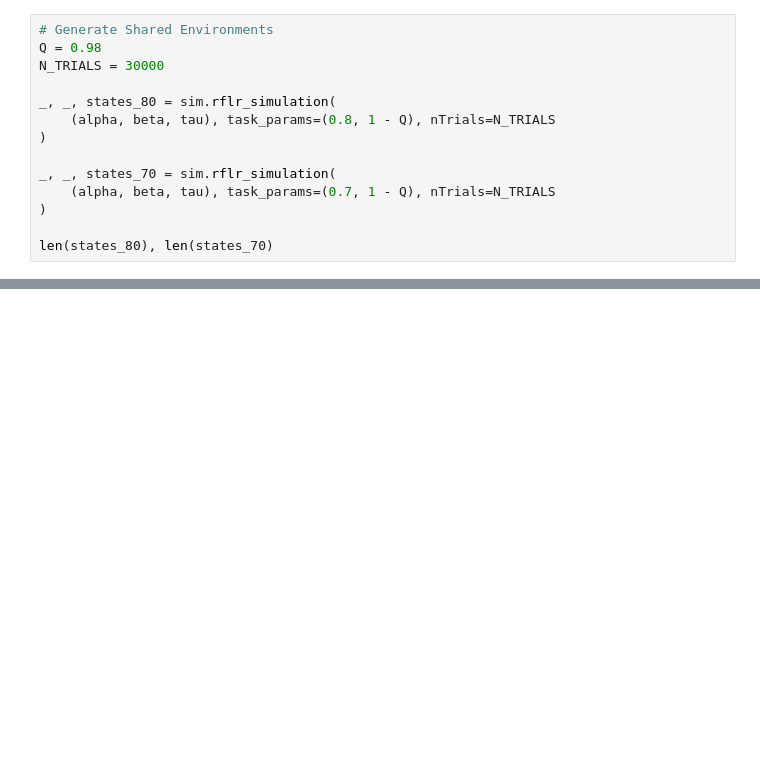
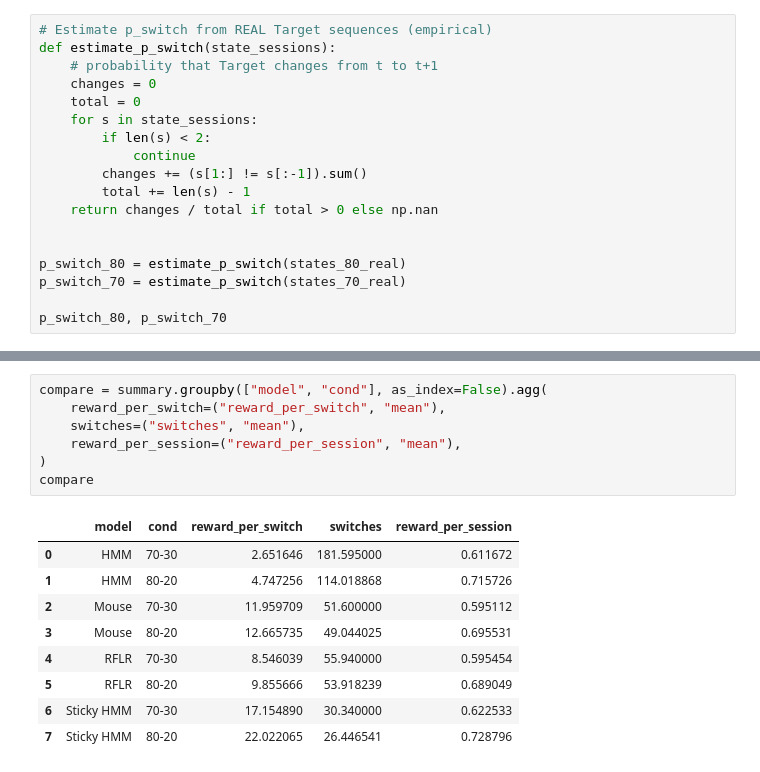
Before and after one commit to BobRice1/Stochastic-Switching-Bandits, a Jupyter notebook: Extensions/70-30extension.ipynb, the cells around one changed output, grey strips where cells are left out. Drawn from its saved outputs; the diff is of its cells as text; blank space fills up the shorter version.

```diff
--- a/Extensions/70-30extension.ipynb
+++ b/Extensions/70-30extension.ipynb
@@ -72,15 +120,19 @@ iteration  3000 neg ll:  0.1840569
 # %%
-# Generate Shared Environments
-Q = 0.98
-N_TRIALS = 30000
+# Estimate p_switch from REAL Target sequences (empirical)
+def estimate_p_switch(state_sessions):
+    # probability that Target changes from t to t+1
+    changes = 0
+    total = 0
+    for s in state_sessions:
+        if len(s) < 2:
+            continue
+        changes += (s[1:] != s[:-1]).sum()
+        total += len(s) - 1
+    return changes / total if total > 0 else np.nan
 
-_, _, states_80 = sim.rflr_simulation(
-    (alpha, beta, tau), task_params=(0.8, 1 - Q), nTrials=N_TRIALS
-)
 
-_, _, states_70 = sim.rflr_simulation(
-    (alpha, beta, tau), task_params=(0.7, 1 - Q), nTrials=N_TRIALS
-)
+p_switch_80 = estimate_p_switch(states_80_real)
+p_switch_70 = estimate_p_switch(states_70_real)
 
-len(states_80), len(states_70)
+p_switch_80, p_switch_70
 # %% [output]
@@ -330,0 +366,17 @@ plt.show()
+# %%
+compare = summary.groupby(["model", "cond"], as_index=False).agg(
+    reward_per_switch=("reward_per_switch", "mean"),
+    switches=("switches", "mean"),
+    reward_per_session=("reward_per_session", "mean"),
+)
+compare
+# %% [output]
+|  | model | cond | reward_per_switch | switches | reward_per_session |
+| 0 | HMM | 70-30 | 2.651646 | 181.595000 | 0.611672 |
+| 1 | HMM | 80-20 | 4.747256 | 114.018868 | 0.715726 |
+| 2 | Mouse | 70-30 | 11.959709 | 51.600000 | 0.595112 |
+| 3 | Mouse | 80-20 | 12.665735 | 49.044025 | 0.695531 |
+| 4 | RFLR | 70-30 | 8.546039 | 55.940000 | 0.595454 |
+| 5 | RFLR | 80-20 | 9.855666 | 53.918239 | 0.689049 |
+| 6 | Sticky HMM | 70-30 | 17.154890 | 30.340000 | 0.622533 |
+| 7 | Sticky HMM | 80-20 | 22.022065 | 26.446541 | 0.728796 |
```
Also changed, not shown: parts of 18 cells of this notebook, 11 other files.
